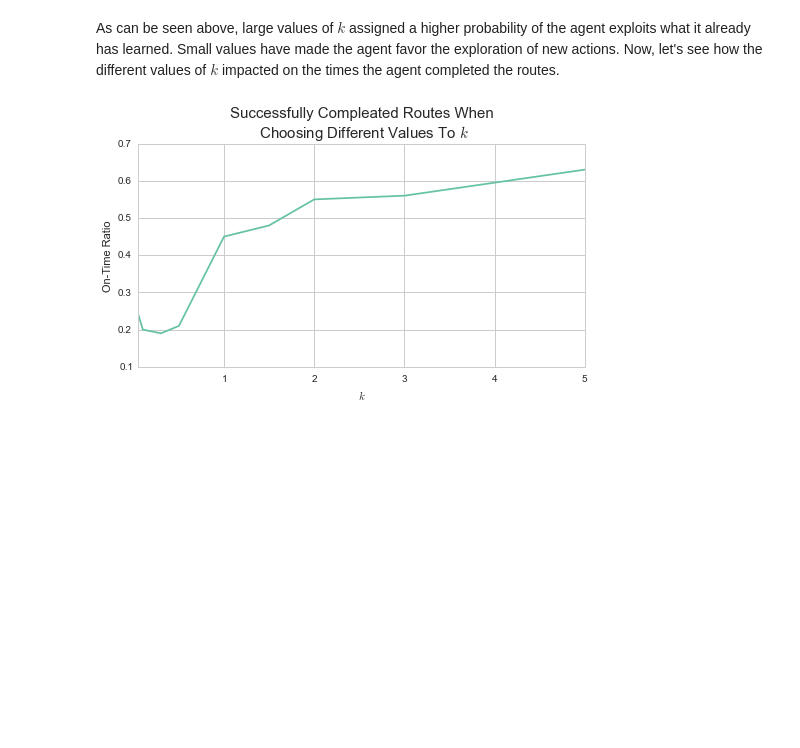
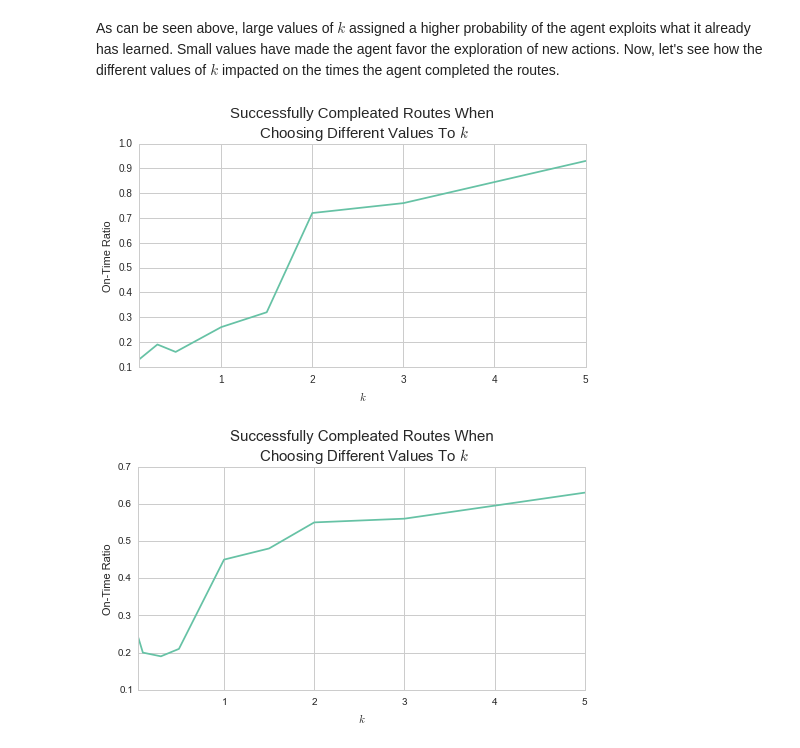
Before and after one commit to ucaiado/Smart_Cab, a Jupyter notebook: smart_cab.ipynb, the cells around one changed output. Cells and saved outputs as stored; diff of their text form; code cells hidden in the pictures; blank space fills up the shorter version.

```diff
--- a/smart_cab.ipynb
+++ b/smart_cab.ipynb
@@ -306,6 +349,14 @@ ax.set_title('Exploration vs. Exploitation Ratio When\n Choosing Different Value
 [figure]
 # %% [markdown]
 As can be seen above, large values of $k$ assigned a higher probability of the agent exploits what it already has learned. Small values have made the agent favor the exploration of new actions. Now, let's see how the different values of $k$ impacted on the times the agent completed the routes.
+# %%
+ax = pd.Series(d3).plot()
+ax.set_xlabel('$k$')
+ax.set_ylabel('On-Time Ratio')
+ax.set_title('Successfully Compleated Routes When\n Choosing Different Values To $k$',
+             fontsize=15);
+# %% [output]
+[figure, added]
 # %%
 ax = pd.Series(d3).plot()
 ax.set_xlabel('$k$')
```
Also changed, not shown: parts of 9 cells of this notebook, 7 other files.
